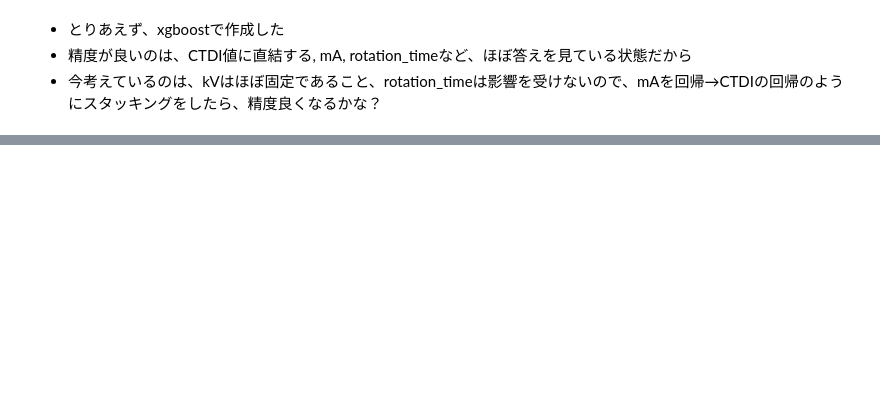
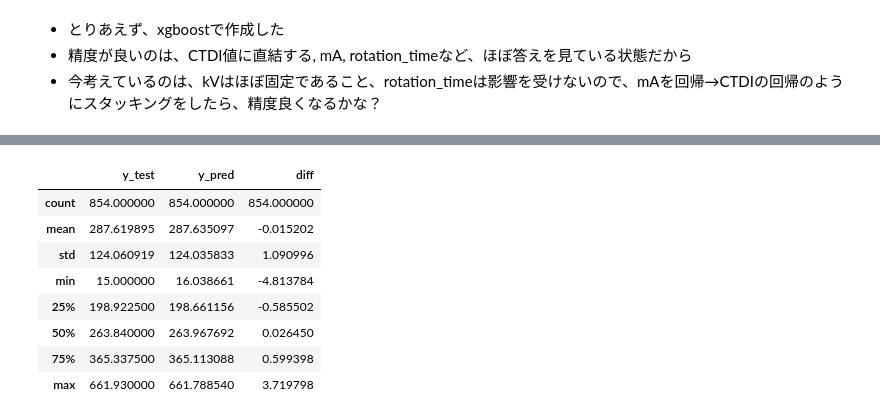
Before and after one commit to y-hiroki-radiotech/CT-dose-prediction, a Jupyter notebook: dose_predicition_gdbt.ipynb, the cells around one changed output, grey strips where cells are left out. Drawn from its saved outputs; the diff is of its cells as text; code cells hidden in the pictures; blank space fills up the shorter version.

```diff
--- a/dose_predicition_gdbt.ipynb
+++ b/dose_predicition_gdbt.ipynb
@@ -159,0 +198,52 @@ df_predict
+# %%
+df = pd.concat([pd.read_excel('./scan_data/202109_all_scan_data.xlsx'),
+                pd.read_excel('./scan_data/202110_all_scan_data.xlsx'),
+                pd.read_excel('./scan_data/202111_all_scan_data.xlsx'),
+                pd.read_excel('./scan_data/202112_all_scan_data.xlsx')])
+
+preprocess_import_data(df)
+
+# ラベルのエンコーディング Ordinal_encoder
+oe = OrdinalEncoder()
+oe.set_output(transform='pandas')
+# カテゴリカラムのみ抽出して、ordinal_encoder
+cat_cols = df.select_dtypes(exclude=np.number).columns.to_list()
+df[cat_cols] = oe.fit_transform(df[cat_cols])
+
+# 今回はとりあえず、kVなどの線量情報が含まれてないものは単純にdropnaしてしまう
+df.dropna(inplace=True)
+
+# データをtargetとそれ以外に分割
+target = 'mA'
+X = df.drop(target, axis=1)
+X = df.drop('CTDI', axis=1)
+y = df[target]
+
+
+# train testに分割
+X_train, X_test, y_train, y_test = train_test_split(X, y, test_size=0.3, random_state=0)
+
+# 本来はここでhyper-parameterチューニングをする
+gbr = GradientBoostingRegressor(loss='squared_error', random_state=0)
+gbr.fit(X_train, y_train)
+
+y_pred = gbr.predict(X_test)
+
+print(f'mean_absolte_error: {mean_absolute_error(y_test, y_pred)}')
+print(f'mean_absolute_percentage_error: {mean_absolute_percentage_error(y_test, y_pred)}')
+
+df_predict = pd.DataFrame({'y_test': y_test, 'y_pred': y_pred})
+df_predict['diff'] = df_predict['y_test'] - df_predict['y_pred']
+df_predict
+# %%
+df_predict.describe()
+# %% [output]
+|  | y_test | y_pred | diff |
+| count | 854.000000 | 854.000000 | 854.000000 |
+| mean | 287.619895 | 287.635097 | -0.015202 |
+| std | 124.060919 | 124.035833 | 1.090996 |
+| min | 15.000000 | 16.038661 | -4.813784 |
+| 25% | 198.922500 | 198.661156 | -0.585502 |
+| 50% | 263.840000 | 263.967692 | 0.026450 |
+| 75% | 365.337500 | 365.113088 | 0.599398 |
+| max | 661.930000 | 661.788540 | 3.719798 |
```
Also changed, not shown: parts of 12 cells of this notebook, 27 other files.
